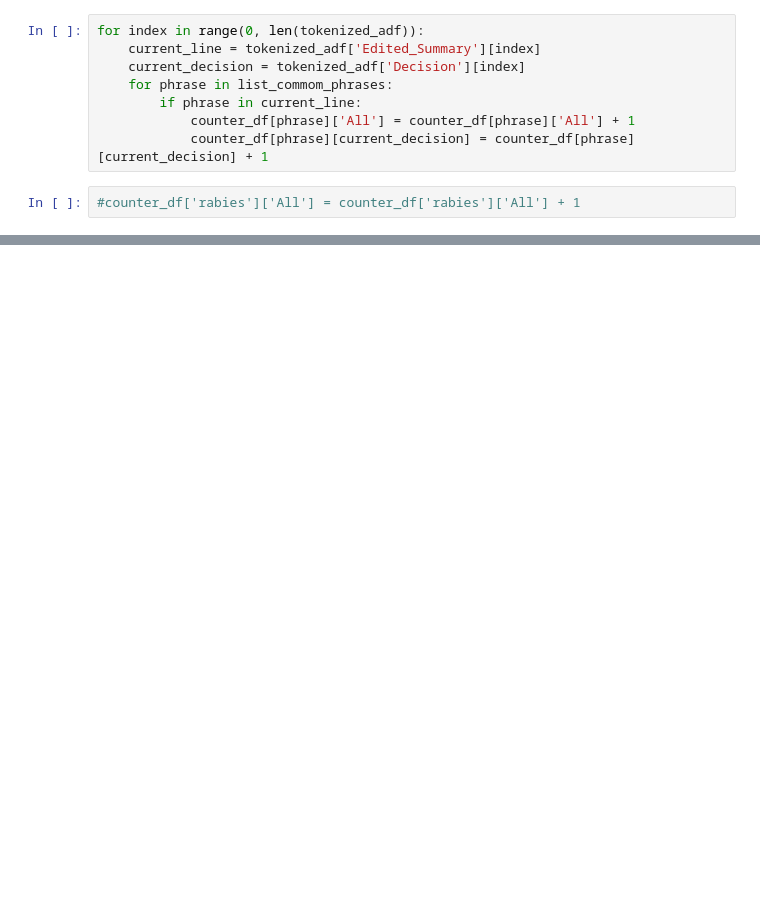
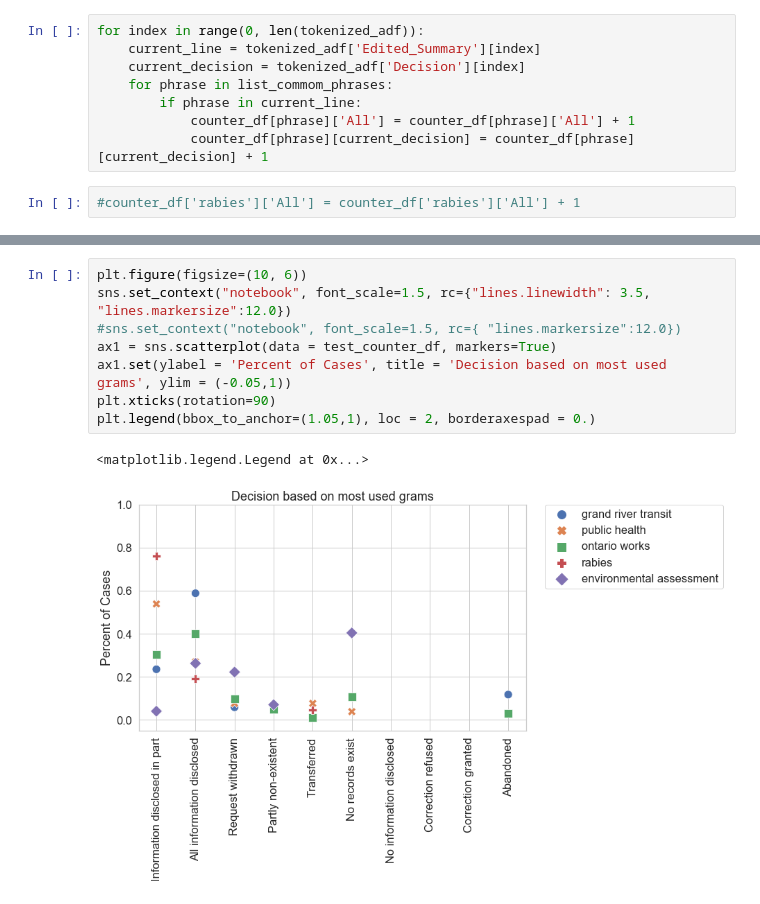
Before and after one commit to brodriguezmilla/foir, a Jupyter notebook: foir.ipynb, the cells around one changed output, grey strips where cells are left out. Cells and saved outputs as stored; diff of their text form; blank space fills up the shorter version.

```diff
--- a/foir.ipynb
+++ b/foir.ipynb
@@ -1740,0 +1790,11 @@ counter_df
+# %%
+plt.figure(figsize=(10, 6))
+sns.set_context("notebook", font_scale=1.5, rc={"lines.linewidth": 3.5, "lines.markersize":12.0})
+#sns.set_context("notebook", font_scale=1.5, rc={ "lines.markersize":12.0})
+ax1 = sns.scatterplot(data = test_counter_df, markers=True)
+ax1.set(ylabel = 'Percent of Cases', title = 'Decision based on most used grams', ylim = (-0.05,1))
+plt.xticks(rotation=90)
+plt.legend(bbox_to_anchor=(1.05,1), loc = 2, borderaxespad = 0.)
+# %% [output]
+<matplotlib.legend.Legend at 0x...>
+[figure, added]
```
Also changed, not shown: parts of 6 cells of this notebook.
